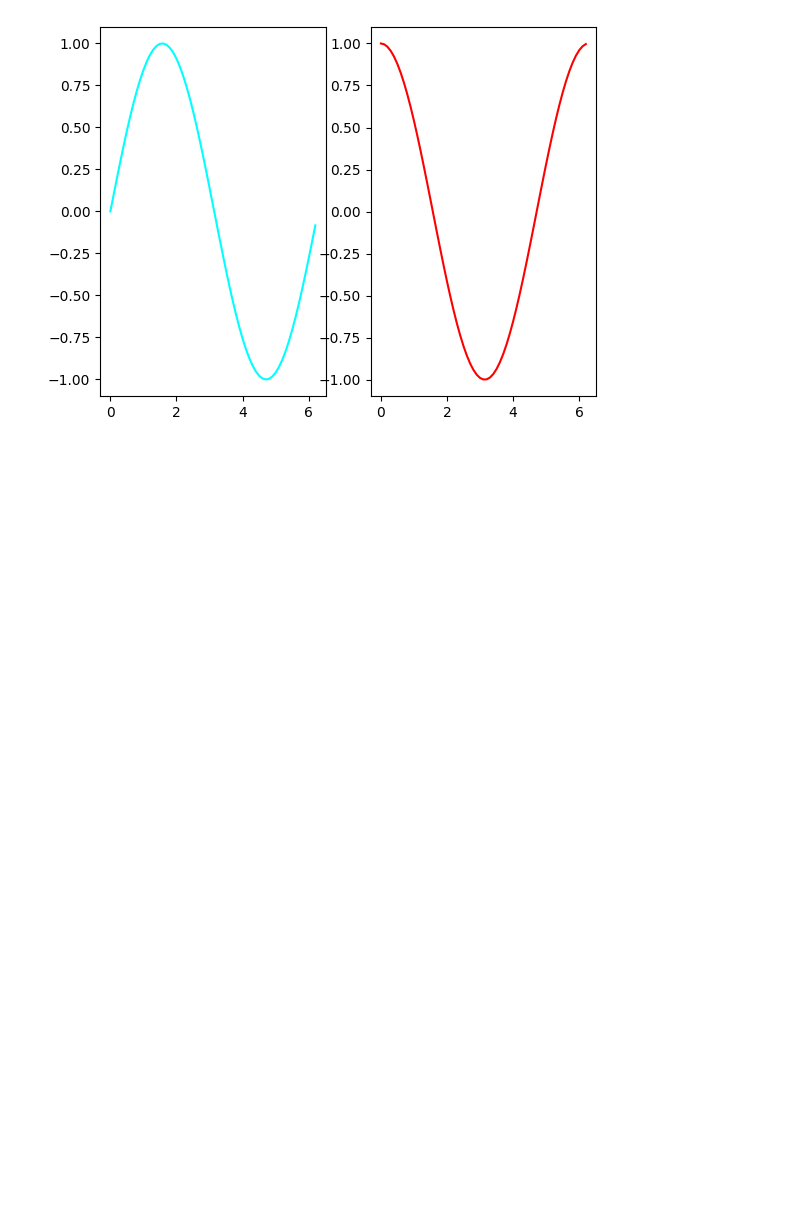
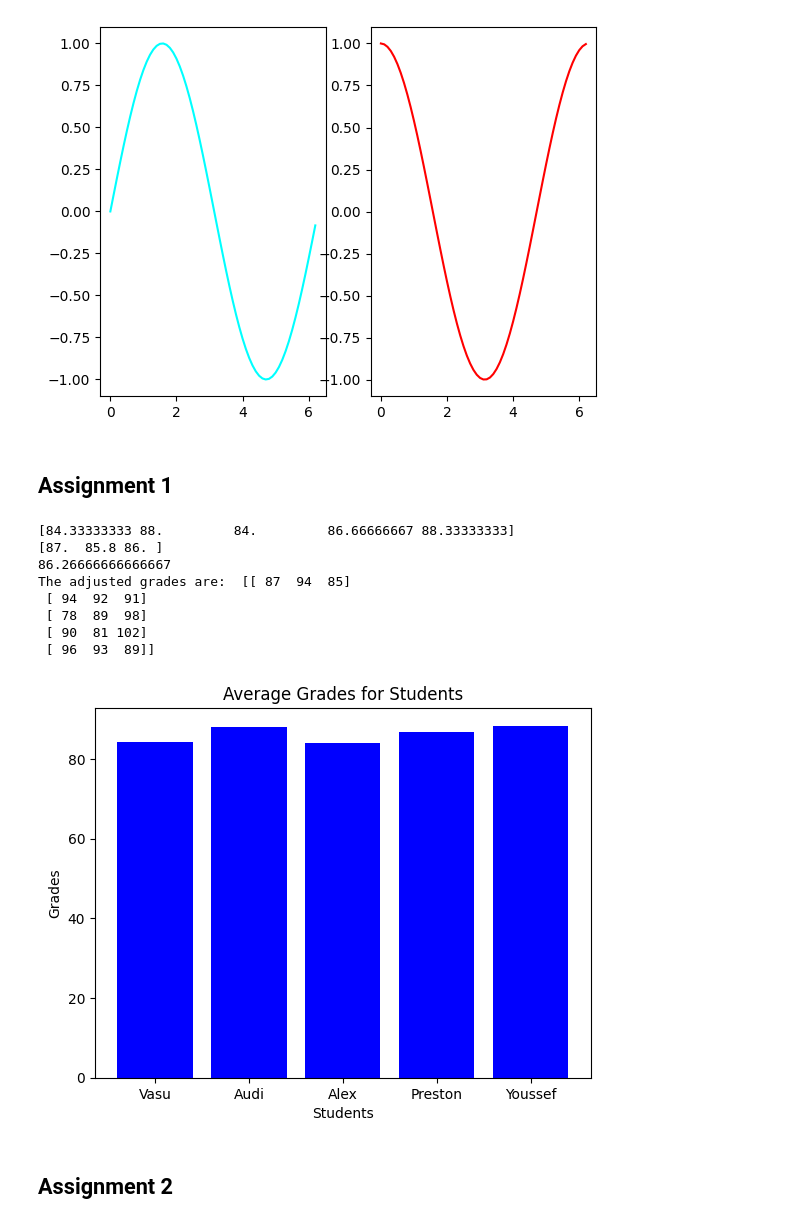
Before and after one commit to Bestakdv/vhs-intro-ai, a Jupyter notebook: AlexYefimenkopython_ai_part2.ipynb, the cells around one changed output. Cells and saved outputs as stored; diff of their text form; code cells hidden in the pictures; blank space fills up the shorter version.

```diff
--- a/AlexYefimenkopython_ai_part2.ipynb
+++ b/AlexYefimenkopython_ai_part2.ipynb
@@ -290,3 +284,71 @@ plt.plot(x, y2, color='red')
 plt.show()
 # %% [output]
 [figure]
+# %% [markdown]
+## Assignment 1
+# %%
+# Grades for 5 students in 3 subjects
+grades = np.array([
+[85, 90, 78], # Student 1
+[92, 88, 84], # Student 2
+[76, 85, 91], # Student 3
+[88, 77, 95], # Student 4
+[94, 89, 82] # Student 5
+])
+
+"""Task 1 Calculate Statistics
+1. Compute and print the average grade for each student.
+2. Compute and print the average grade for each subject.
+3. Calculate and print the overall average grade across all students and subjects.
+"""
+
+averageStudent = np.mean(grades,axis=1) #Average grade for each student
+averageSubject = np.mean(grades,axis=0) #Average grade for each subject
+averageTotal = np.mean(grades) #Average grade across all students and subjects
+
+print(averageStudent) #1
+print(averageSubject) #2
+print(averageTotal) #3
+
+# Task 2 Apply Broadcasting
+"""
+Adjust Grades with a Bonus Using Broadcasting:
+Suppose each student gets extra points for every subject as a bonus:[2, 4, 7]
+Use broadcasting to add this bonus to each grade and explain how it is used.
+"""
+#Creating array of bonus
+bonus = np.array([2,4,7])
+#Broadcasting allows the 1D bonus array to be added to each row of 2D grades array
+bonusGrades = grades + bonus
+#Outputting the new grades
+print("The adjusted grades are: ", bonusGrades)
+
+## Task 3: Plot data
+"""
+Create a bar plot of average grades vs students, using Matplotlib
+label the axes and give a title.
+"""
+#Creating list of student names
+students = ["Vasu", "Audi", "Alex", "Preston", "Youssef"]
+#Creating bar graph with blue color
+plt.bar(students,averageStudent, color="blue")
+#Creating bar graph title
+plt.title('Average Grades for Students')
+#Creating bar graph x-axis title
+plt.xlabel('Students')
+#Creating bar graph y-axis title
+plt.ylabel('Grades')
+#Outputting the bar graph
+plt.show()
+# %% [output]
+[84.33333333 88.         84.         86.66666667 88.33333333]
+[87.  85.8 86. ]
+86.26666666666667
+The adjusted grades are:  [[ 87  94  85]
+ [ 94  92  91]
+ [ 78  89  98]
+ [ 90  81 102]
+ [ 96  93  89]]
+[figure, added]
+# %% [markdown]
+## Assignment 2
```
Also changed, not shown: parts of 4 cells of this notebook.
